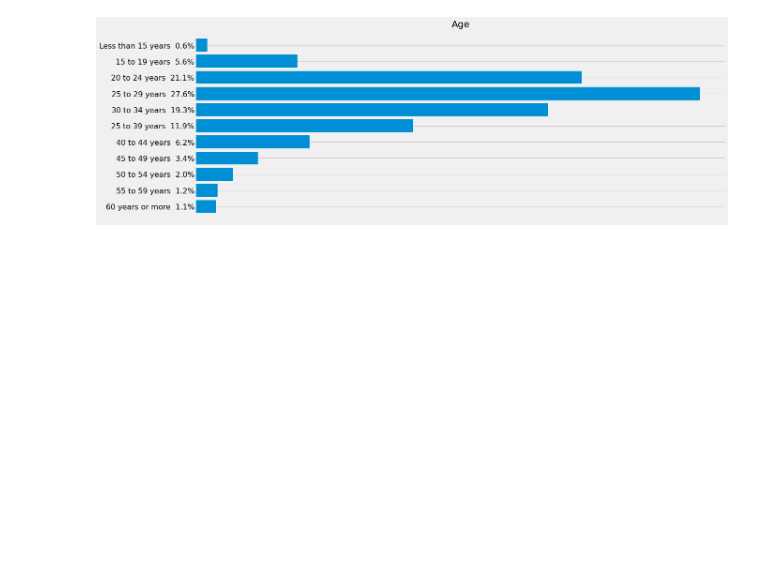
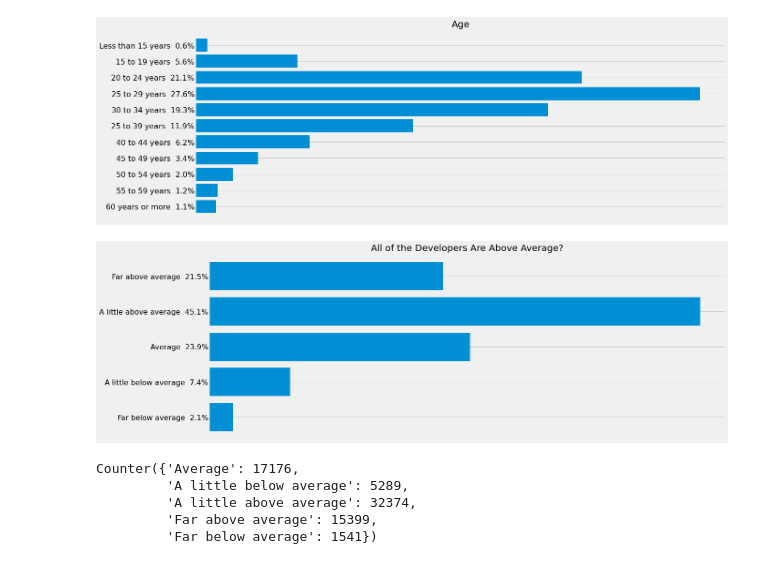
Before and after one commit to qristinius/Stackoverflow-Survey-2019, a Jupyter notebook: dev_survey_results_2019.ipynb, the cells around one changed output. Saved outputs shown, nothing was run; the diff lists cells and outputs as text; code cells hidden in the pictures; blank space fills up the shorter version.

```diff
--- a/dev_survey_results_2019.ipynb
+++ b/dev_survey_results_2019.ipynb
@@ -781,3 +781,27 @@ Quantity.reverse()
 Build_Barh_sizes(key_Phrases, Quantity, age, "fivethirtyeight", False , (18,7), "Age")
 # %% [output]
 [figure]
+# %%
+if_above_average  = data["ImpSyn"]
+if_above_average.dropna(inplace = True)
+
+counted = Counter(if_above_average)
+
+key_Phrases = ["Far above average", "A little above average", "Average", "A little below average", "Far below average"]
+Quantity = []
+
+key_Phrases.reverse()
+Quantity.reverse()
+for i in key_Phrases:
+    Quantity.append(counted[i])
+
+
+Build_Barh_sizes(key_Phrases, Quantity, if_above_average, "fivethirtyeight", False , (18,7), "All of the Developers Are Above Average?")
+Counter(if_above_average)
+# %% [output]
+[figure, added]
+Counter({'Average': 17176,
+         'A little below average': 5289,
+         'A little above average': 32374,
+         'Far above average': 15399,
+         'Far below average': 1541})
```
